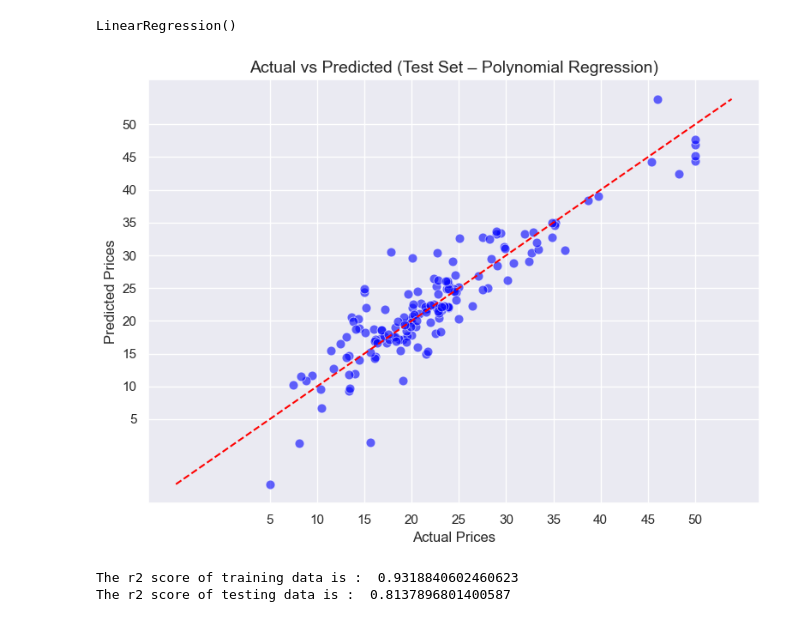
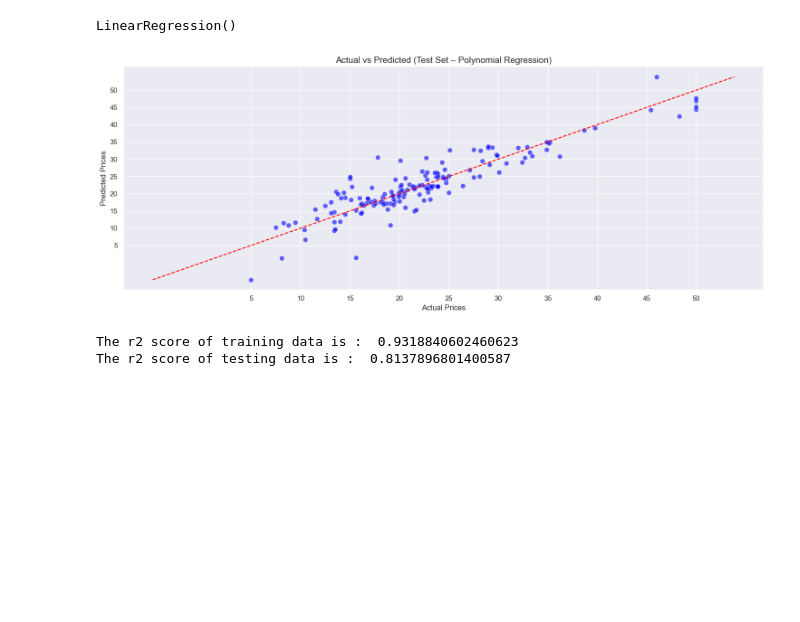
Before and after one commit to AhmadAlee10/linear-regression-boston, a Jupyter notebook: polynomial_regression.ipynb, the cells around one changed output. Drawn from its saved outputs; the diff is of its cells as text; code cells hidden in the pictures; blank space fills up the shorter version.

```diff
--- a/polynomial_regression.ipynb
+++ b/polynomial_regression.ipynb
@@ -177,35 +177,35 @@ import pandas as pd
 def to_1d_array(x):
     if isinstance(x, pd.DataFrame) or isinstance(x, pd.Series):
         return x.to_numpy().ravel()  # convert pandas to 1D NumPy array
     elif isinstance(x, np.ndarray):
         return x.ravel()             # flatten NumPy array if 2D
     else:
         raise ValueError("Input must be a pandas DataFrame/Series or NumPy array")
 
 y_actual = to_1d_array(ytest)
 y_pred = to_1d_array(y_test_predict)
 
-plt.figure(figsize=(8,6))
+plt.figure(figsize=(15,6))
 
 # Scatter plot
 sns.scatterplot(x=y_actual, y=y_pred, alpha=0.6, color='blue', s=60)
 
 # 45° reference line
 lims = [min(min(y_actual), min(y_pred)), max(max(y_actual), max(y_pred))]
 sns.lineplot(x=lims, y=lims, color='red', linestyle='--')
 
 plt.xlabel('Actual Prices', fontsize=12)
 plt.ylabel('Predicted Prices', fontsize=12)
 plt.title('Actual vs Predicted (Test Set – Polynomial Regression)', fontsize=14)
 
 # Optional ticks
 plt.xticks(range(5, 51, 5))
 plt.yticks(range(5, 51, 5))
 
 plt.tight_layout()
 plt.show()
 # %% [output]
-[figure, old version]
+[figure, new version]
 # %%
 #Evaluating the model on training dataset
 r2_test=r2_score(ytest,y_test_predict)
```
Also changed, not shown: 1 other file.
